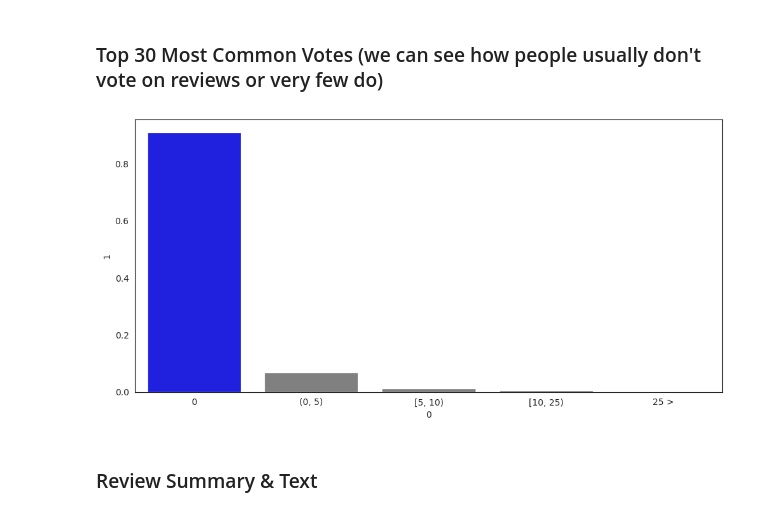
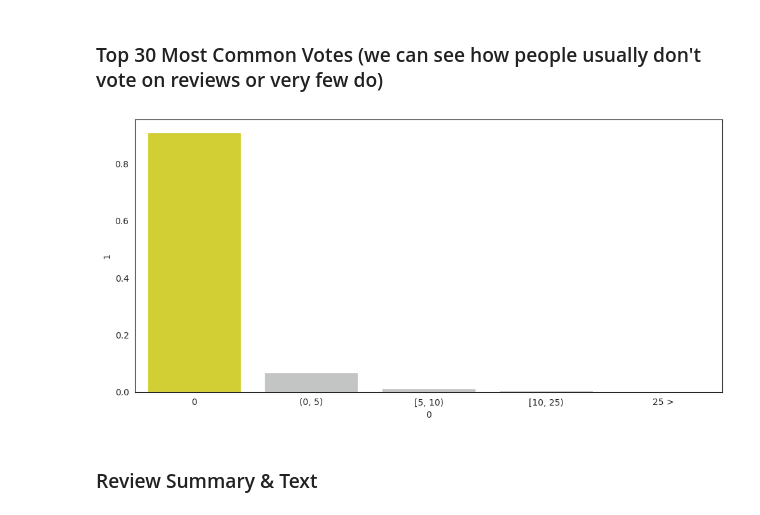
Before and after one commit to saiteki-kai/amazon-reviews, a Jupyter notebook: notebooks/02_analysis.ipynb, the cells around one changed output. Cells and saved outputs as stored; diff of their text form; code cells hidden in the pictures.

```diff
--- a/notebooks/02_analysis.ipynb
+++ b/notebooks/02_analysis.ipynb
@@ -402,9 +407,9 @@ categories = [
 ]
 for x in categories:
     if x == "Under \$25":
-        price_palette.append("blue")
+        price_palette.append(primary_color)
     else:
-        price_palette.append("gray")
+        price_palette.append(secondary_color)
 
 ax = sns.countplot(corsair_df, x="price", palette=price_palette)
 fig.tight_layout()
@@ -464,31 +470,31 @@ fig.tight_layout()
 # %%
 def discretize_vote(vote):
     if 0 < vote < 5:
         return "(0, 5)"
     if 5 <= vote < 10:
         return "[5, 10)"
     if 10 <= vote < 25:
         return "[10, 25)"
     if 25 <= vote:
         return "25 >"
 
     return "0"
 
 
 vote_df = pd.DataFrame(
     Counter(corsair_df["vote"].apply(discretize_vote).tolist()).most_common()
 )
 vote_df[1] = vote_df[1] / vote_df[1].sum()
 
 vote_df["color"] = vote_df[1].apply(
-    lambda x: "blue" if x == vote_df[1].max() else "gray"
+    lambda x: primary_color if x == vote_df[1].max() else secondary_color
 )
 
 fig, ax = plt.subplots(figsize=(10, 5))
 sns.barplot(x=vote_df[0], y=vote_df[1], ax=ax, palette=vote_df["color"])
 fig.tight_layout()
 # %% [output]
-[figure, old version]
+[figure, new version]
 # %% [markdown]
 ### Review Summary & Text
 # %% [markdown]
```
Also changed, not shown: parts of 5 cells of this notebook.
